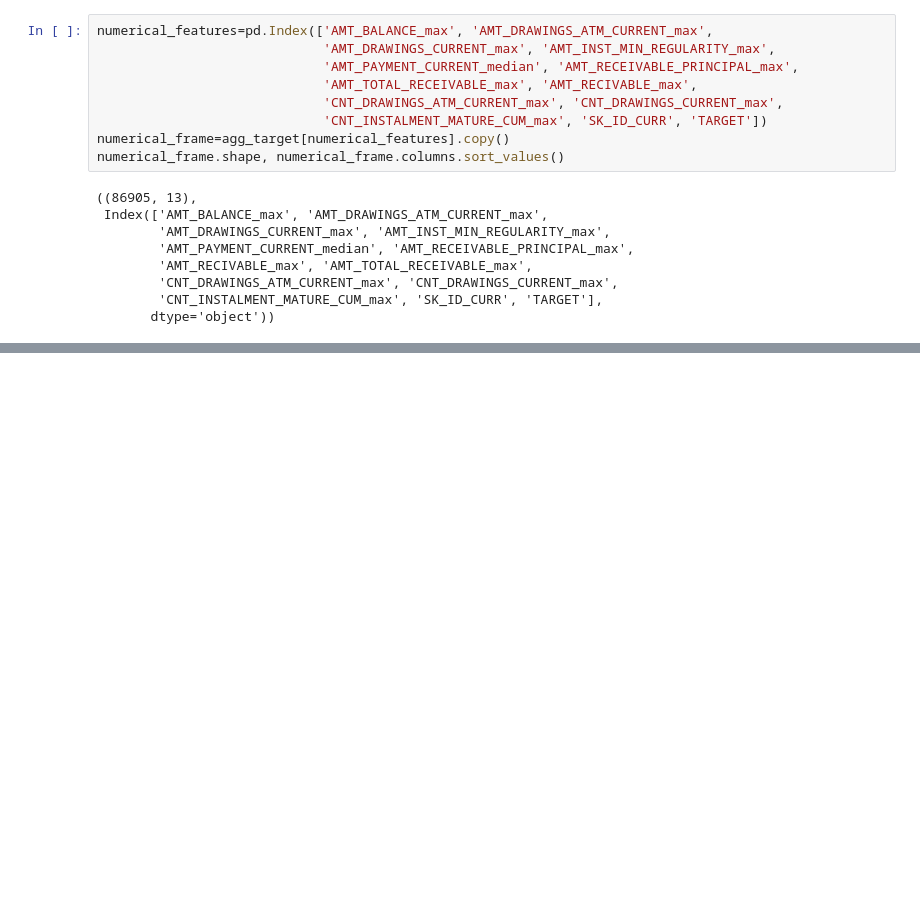
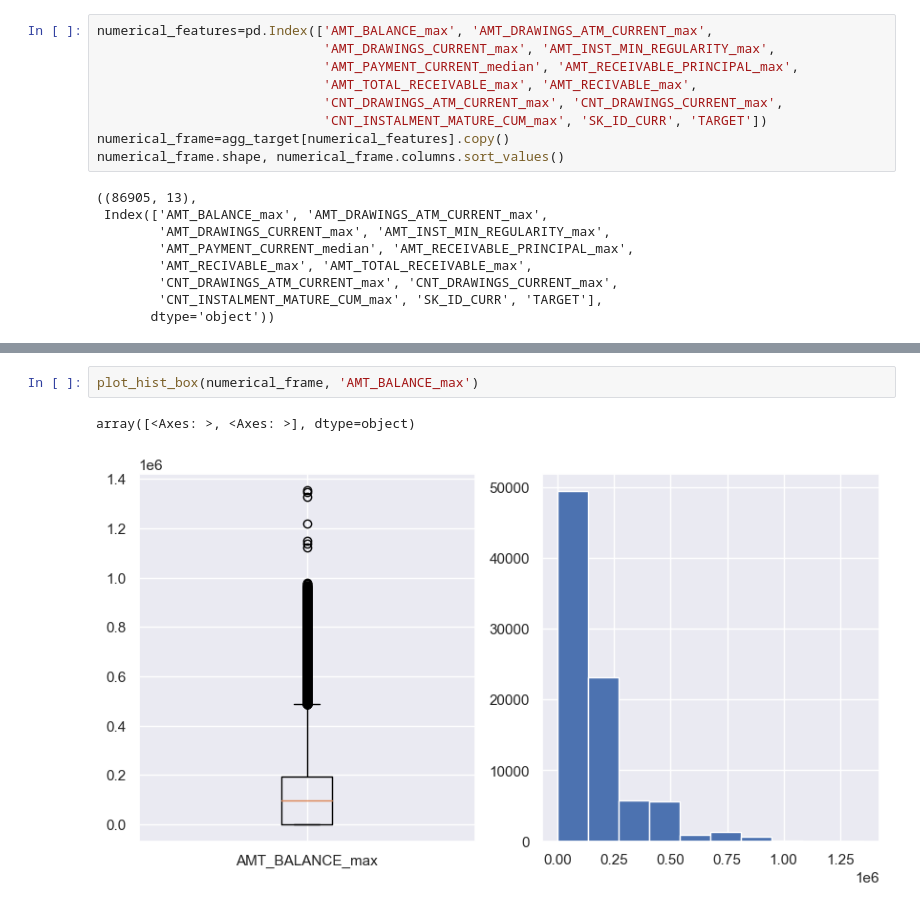
Before and after one commit to seg-fault123/bdm_project, a Jupyter notebook: credit_card.ipynb, the cells around one changed output, grey strips where cells are left out. Cells and saved outputs as stored; diff of their text form; blank space fills up the shorter version.

```diff
--- a/credit_card.ipynb
+++ b/credit_card.ipynb
@@ -109,0 +128,5 @@ numerical_frame.shape, numerical_frame.columns.sort_values()
+# %%
+plot_hist_box(numerical_frame, 'AMT_BALANCE_max')
+# %% [output]
+array([<Axes: >, <Axes: >], dtype=object)
+[figure, added]
```
Also changed, not shown: parts of 89 cells of this notebook.
